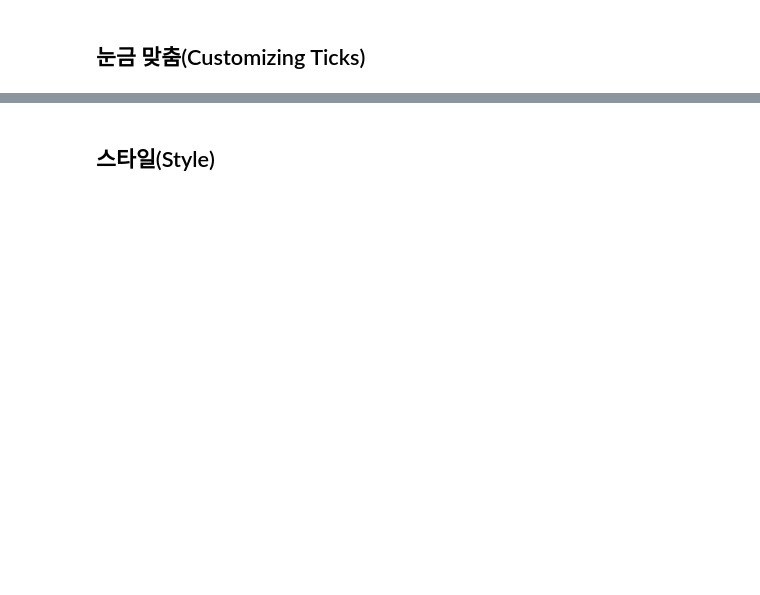
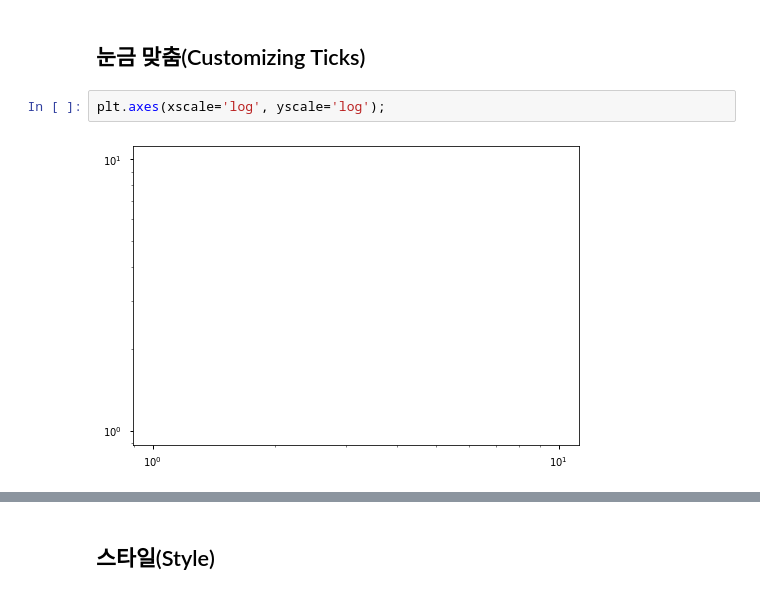
Before and after one commit to hyeon-ha/oss, a Jupyter notebook: data_analysis_null/_Matplotlib_한번에_제대로_배우기.ipynb, the cells around one changed output, grey strips where cells are left out. Cells and saved outputs as stored; diff of their text form; blank space fills up the shorter version.

```diff
--- a/data_analysis_null/_Matplotlib_한번에_제대로_배우기.ipynb
+++ b/data_analysis_null/_Matplotlib_한번에_제대로_배우기.ipynb
@@ -358,2 +389,6 @@ fig
 # %% [markdown]
 ## 눈금 맞춤(Customizing Ticks)
+# %%
+plt.axes(xscale='log', yscale='log');
+# %% [output]
+[figure, added]
```
Also changed, not shown: parts of 32 cells of this notebook.
